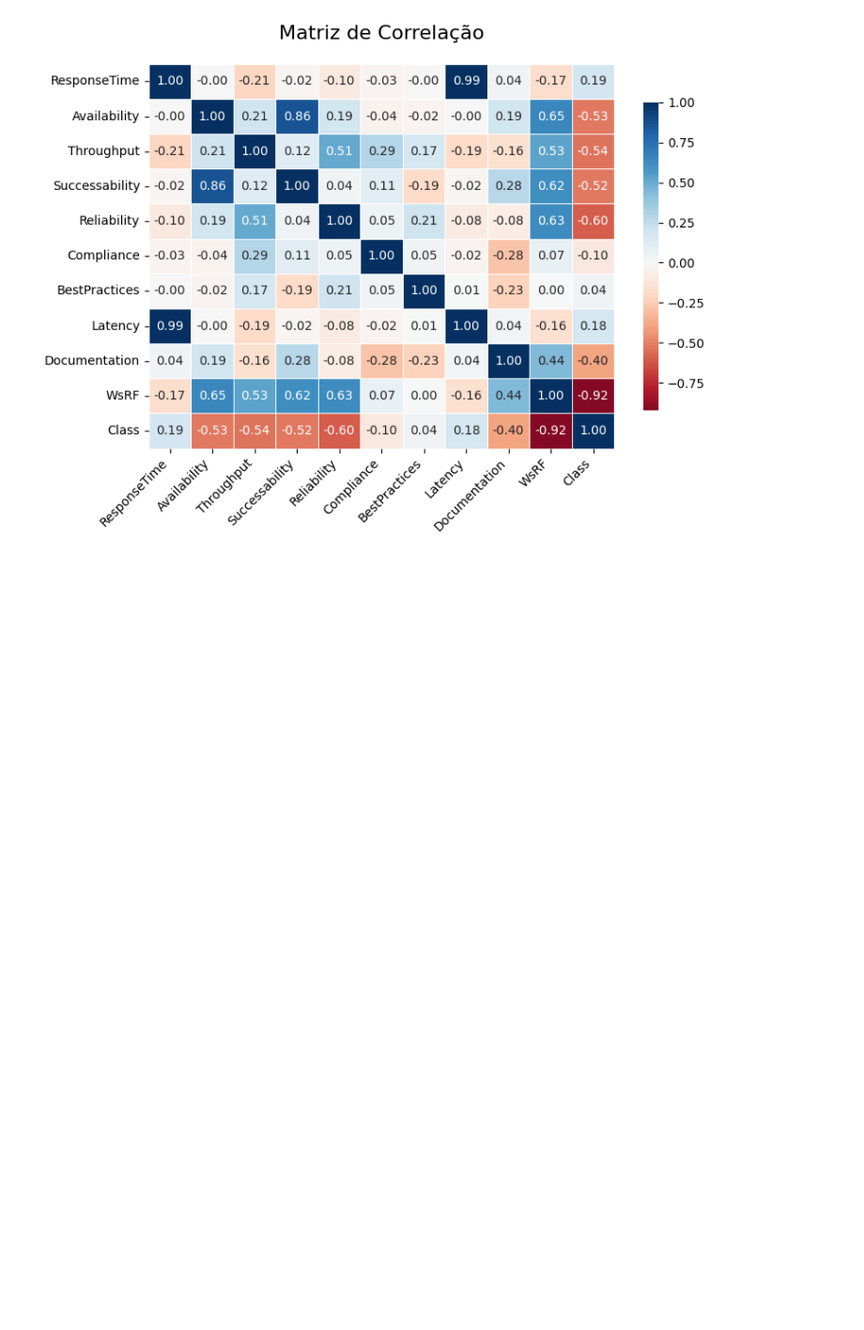
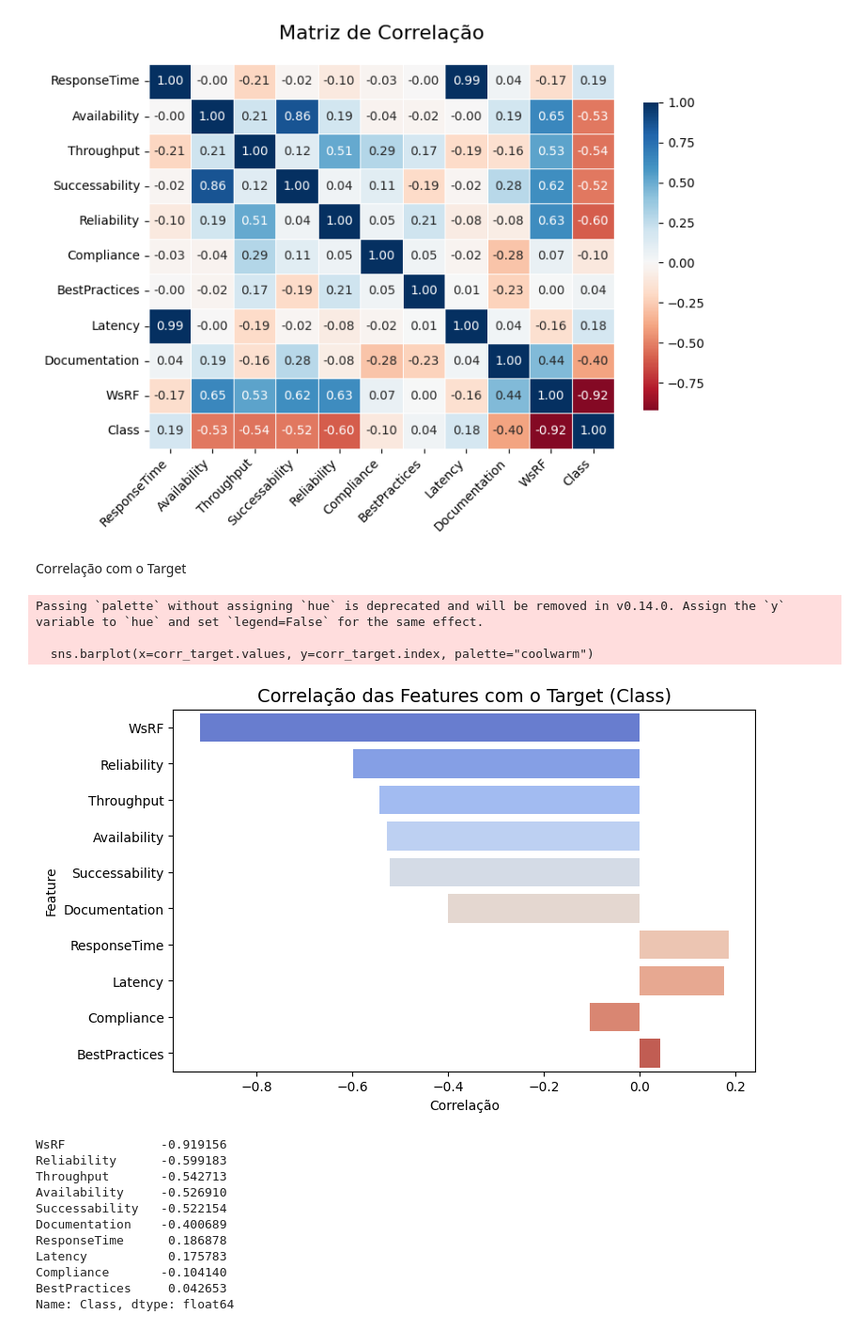
Before and after one commit to BeBelissimo/Route-25, a Jupyter notebook: inicio.ipynb, the cells around one changed output. Shown at 94% size. Saved outputs shown, nothing was run; the diff lists cells and outputs as text; code cells hidden in the pictures; blank space fills up the shorter version.

```diff
--- a/inicio.ipynb
+++ b/inicio.ipynb
@@ -164,3 +187,39 @@ plt.tight_layout()
 plt.show()
 # %% [output]
 [figure]
+# %% [markdown]
+Correlação com o Target
+# %%
+
+# Seleciona apenas colunas numéricas
+numeric_df = df.select_dtypes(include=['number'])
+
+# Calcula correlação com o target
+corr_target = numeric_df.corr()['Class'].drop('Class').sort_values(key=abs, ascending=False)
+
+# Gráfico
+plt.figure(figsize=(8,5))
+sns.barplot(x=corr_target.values, y=corr_target.index, palette="coolwarm")
+plt.title("Correlação das Features com o Target (Class)", fontsize=14)
+plt.xlabel("Correlação")
+plt.ylabel("Feature")
+plt.show()
+
+# Exibe valores
+print(corr_target)
+# %% [output]
+Passing `palette` without assigning `hue` is deprecated and will be removed in v0.14.0. Assign the `y` variable to `hue` and set `legend=False` for the same effect.
+
+  sns.barplot(x=corr_target.values, y=corr_target.index, palette="coolwarm")
+[figure, added]
+WsRF             -0.919156
+Reliability      -0.599183
+Throughput       -0.542713
+Availability     -0.526910
+Successability   -0.522154
+Documentation    -0.400689
+ResponseTime      0.186878
+Latency           0.175783
+Compliance       -0.104140
+BestPractices     0.042653
+Name: Class, dtype: float64
```
Also changed, not shown: parts of 28 cells of this notebook, 2 other files.
